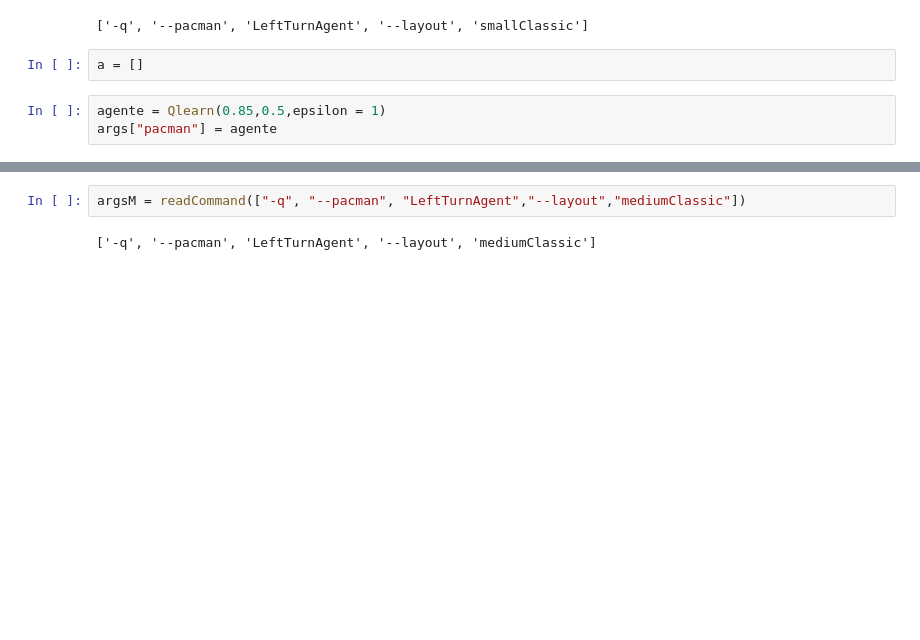
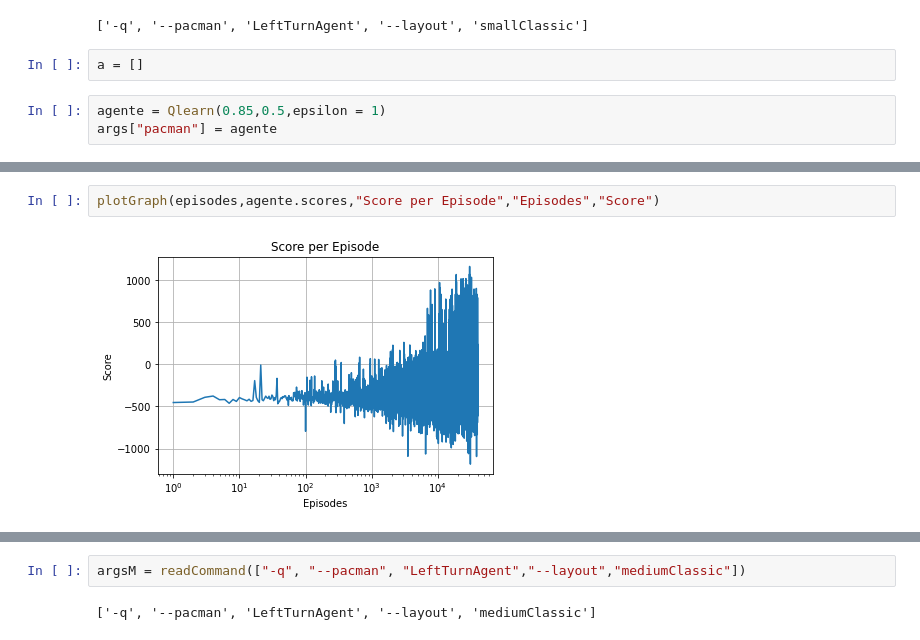
Before and after one commit to batataazul/projects_MachineLearning, a Jupyter notebook: project3_ra214129_ra216179/notebooks/RL.ipynb, the cells around one changed output, grey strips where cells are left out. Cells and saved outputs as stored; diff of their text form; blank space fills up the shorter version.

```diff
--- a/project3_ra214129_ra216179/notebooks/RL.ipynb
+++ b/project3_ra214129_ra216179/notebooks/RL.ipynb
@@ -275,0 +319,4 @@ print(summ/k)
+# %%
+plotGraph(episodes,agente.scores,"Score per Episode","Episodes","Score")
+# %% [output]
+[figure, added]
```
Also changed, not shown: parts of 41 cells of this notebook, 2 other files.
